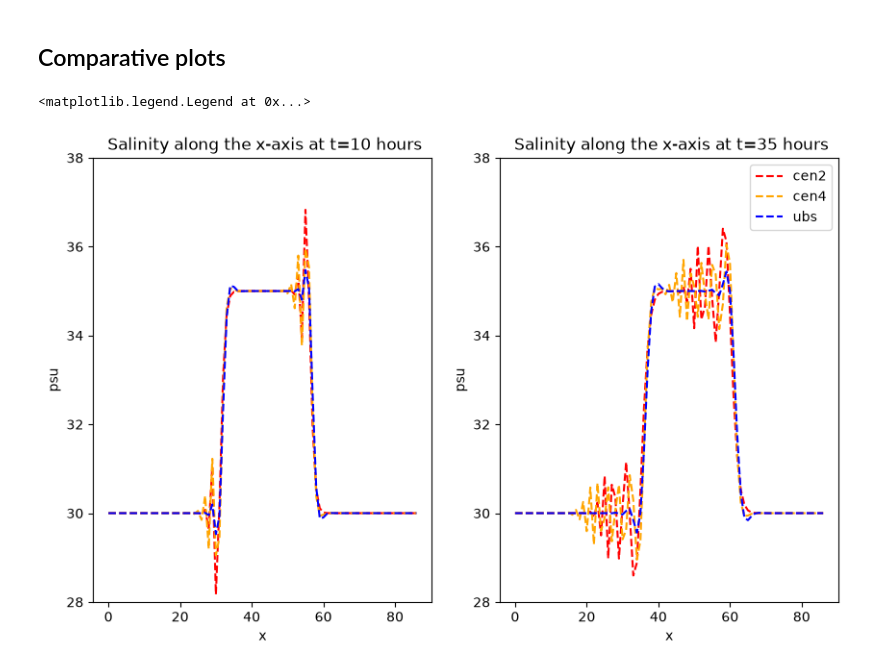
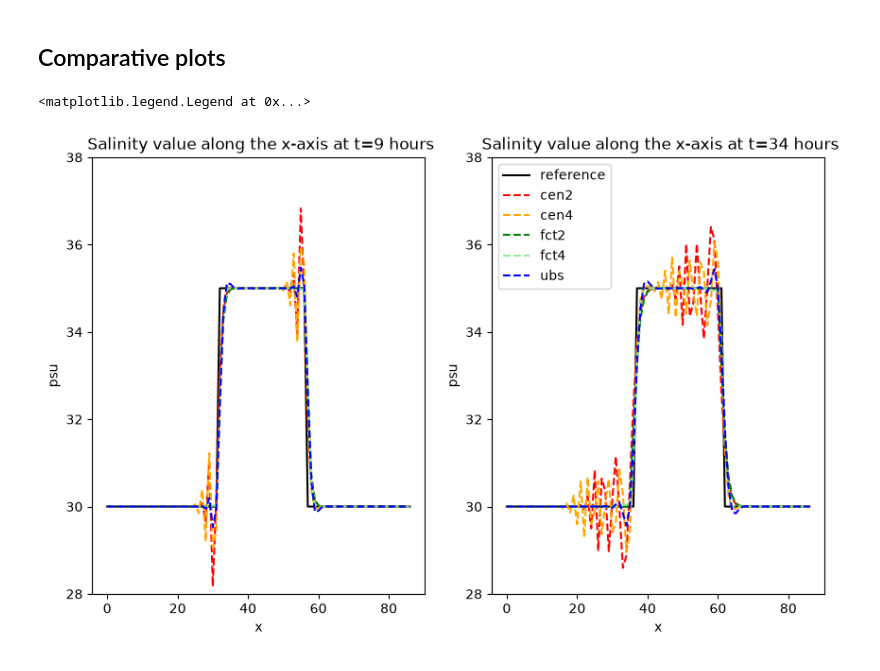
Before and after one commit to justinebuisson606/NEMO_Demonstrators, a Jupyter notebook: Demonstrator 1.ipynb, the cells around one changed output. Cells and saved outputs as stored; diff of their text form; code cells hidden in the pictures.

```diff
--- a/Demonstrator 1.ipynb
+++ b/Demonstrator 1.ipynb
@@ -297,3 +330,7 @@ We can now run the simulation using the ./run_nemo command
 # %%
-fct2 = xr.open_dataset(rep+'CANAL_saltblock_fct2_all_grid.nc')
-fct4 = xr.open_dataset(rep+'CANAL_saltblock_fct4_all_grid.nc')
+#Open the simulation using the xr library
+cen2 = xr.open_dataset(rep+'CANAL_saltblock_cen2_all_grid.nc', decode_times=False)
+cen4 = xr.open_dataset(rep+'CANAL_saltblock_cen4_all_grid.nc', decode_times=False)
+ubs = xr.open_dataset(rep+'CANAL_saltblock_ubs_all_grid.nc', decode_times=False)
+fct2 = xr.open_dataset(rep+'CANAL_saltblock_fct2_all_grid.nc', decode_times=False)
+fct4 = xr.open_dataset(rep+'CANAL_saltblock_fct4_all_grid.nc', decode_times=False)
@@ -311,35 +356,24 @@ ref = []
 
 for t in range (80):
     ref.append(np.roll(block_0, shift=v*dt*(t+1)/dx))
-# %%
-t0, t1 = 9, 34
-
-fig, ax = plt.subplots(1, 2, figsize=(10,6))
-
-ax[0].plot(np.arange(cen2['soce'].shape[3]), cen2['soce'].isel(time_counter=t0, y_grid_T=50, deptht=0), '--', color ='red', label = 'cen2')
-ax[0].plot(np.arange(cen4['soce'].shape[3]), cen4['soce'].isel(time_counter=t0, y_grid_T=50, deptht=0), '--', color ='orange', label ='cen4')
-ax[0].plot(np.arange(fct2['soce'].shape[3]), fct2['soce'].isel(time_counter=t0, y_grid_T=50, deptht=0), '--', color ='green', label = 'fct2')
-ax[0].plot(np.arange(fct4['soce'].shape[3]), fct4['soce'].isel(time_counter=t0, y_grid_T=50, deptht=0), '--', color ='lightgreen', label = 'fct4')
-ax[0].plot(np.arange(ubs['soce'].shape[3]), ubs['soce'].isel(time_counter=t0, y_grid_T=50, deptht=0), '--', color ='blue', label ='ubs')
-ax[0].set_xlabel('x')
-ax[0].set_ylabel('psu')
-ax[0].set_ylim(28,38)
-ax[0].set_title(f' Salinity along the x-axis at t={t0+1} hours')
-
-ax[1].plot(np.arange(cen2['soce'].shape[3]), cen2['soce'].isel(time_counter=t1, y_grid_T=50, deptht=0), '--', color ='red', label = 'cen2')
-ax[1].plot(np.arange(cen4['soce'].shape[3]), cen4['soce'].isel(time_counter=t1, y_grid_T=50, deptht=0), '--', color ='orange', label ='cen4')
-ax[1].plot(np.arange(fct2['soce'].shape[3]), fct2['soce'].isel(time_counter=t1, y_grid_T=50, deptht=0), '--', color ='green', label = 'fct2')
-ax[1].plot(np.arange(fct4['soce'].shape[3]), fct4['soce'].isel(time_counter=t1, y_grid_T=50, deptht=0), '--', color ='lightgreen', label = 'fct4')
-ax[1].plot(np.arange(ubs['soce'].shape[3]), ubs['soce'].isel(time_counter=t1, y_grid_T=50, deptht=0), '--', color ='blue', label = 'ubs')
-ax[1].set_xlabel('x')
-ax[1].set_ylabel('psu')
-ax[1].set_ylim(28,38)
-ax[1].set_title(f' Salinity along the x-axis at t={t1+1} hours')
-
-plt.legend()
-# %% [output]
-<matplotlib.legend.Legend at 0x...>
-[figure, removed]
+# %%
+t_list = [9, 34]
+
+fig, ax = plt.subplots(1, len(t_list), figsize=(10,6))
+
+for i,t in enumerate(t_list):
+    ax[i].plot(np.arange(len(ref[0])), ref[t], color ='black', label ='reference')
+    for n, ds in soce.items() :
+        ax[i].plot(np.arange(ds.shape[1]), ds[t], '--', color = colors[n], label = n)
+    ax[i].set_xlabel('x')
+    ax[i].set_ylabel('psu')
+    ax[i].set_ylim(28,38)
+    ax[i].set_title(f' Salinity value along the x-axis at t={t} hours')
+
+plt.legend()
+# %% [output]
+<matplotlib.legend.Legend at 0x...>
+[figure, added]
 # %%
 block_0 = xr.open_dataset(rep+'CANAL_saltblock_traadvOFF_all_grid.nc').sssgrad.isel(y_grid_T = 50, time_counter = 0)
 
```
Also changed, not shown: parts of 13 cells of this notebook.
